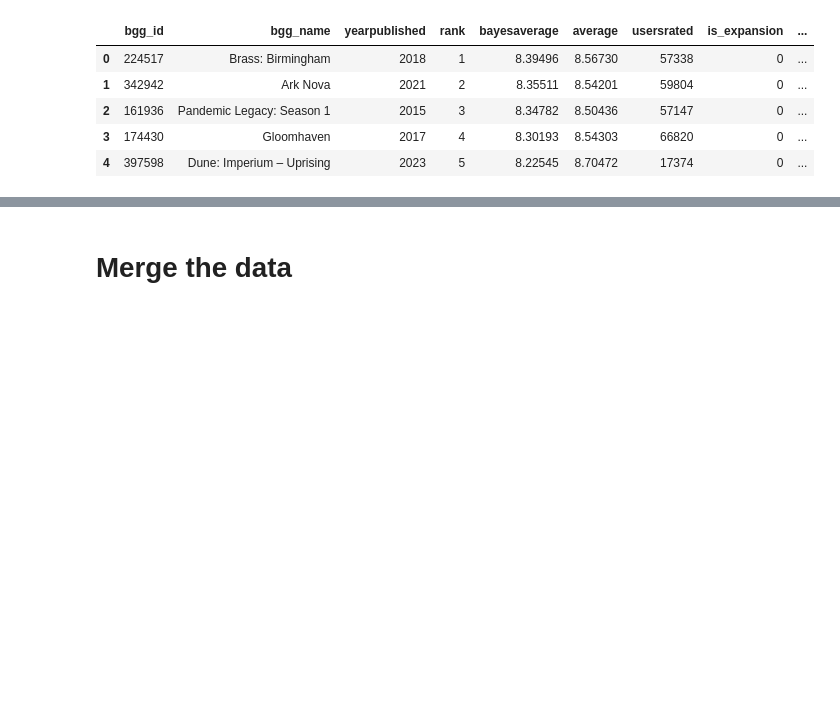
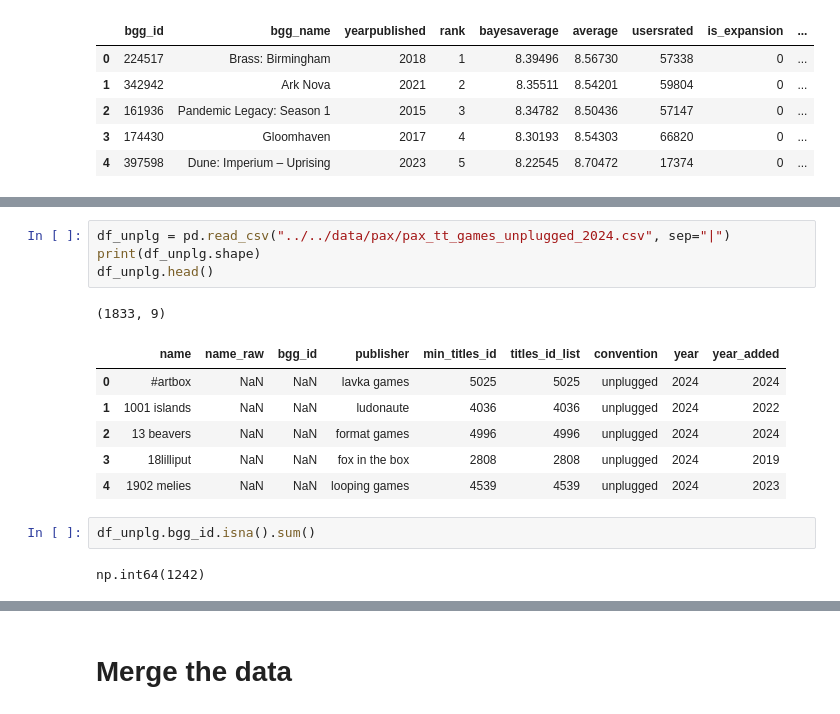
Before and after one commit to MichoelSnow/boardgame-library-recommender, a Jupyter notebook: data_pipeline/notebooks/clean_paxtt_data.ipynb, the cells around one changed output, grey strips where cells are left out. Drawn from its saved outputs; the diff is of its cells as text; blank space fills up the shorter version.

Commit message:
update clean_paxtt_data notebook outputs and execution metadata

```diff
--- a/data_pipeline/notebooks/clean_paxtt_data.ipynb
+++ b/data_pipeline/notebooks/clean_paxtt_data.ipynb
@@ -53,0 +54,16 @@ df_paxtt.head()
+# %%
+df_unplg = pd.read_csv("../../data/pax/pax_tt_games_unplugged_2024.csv", sep="|")
+print(df_unplg.shape)
+df_unplg.head()
+# %% [output]
+(1833, 9)
+|  | name | name_raw | bgg_id | publisher | min_titles_id | titles_id_list | convention | year | year_added |
+| 0 | #artbox | NaN | NaN | lavka games | 5025 | 5025 | unplugged | 2024 | 2024 |
+| 1 | 1001 islands | NaN | NaN | ludonaute | 4036 | 4036 | unplugged | 2024 | 2022 |
+| 2 | 13 beavers | NaN | NaN | format games | 4996 | 4996 | unplugged | 2024 | 2024 |
+| 3 | 18lilliput | NaN | NaN | fox in the box | 2808 | 2808 | unplugged | 2024 | 2019 |
+| 4 | 1902 melies | NaN | NaN | looping games | 4539 | 4539 | unplugged | 2024 | 2023 |
+# %%
+df_unplg.bgg_id.isna().sum()
+# %% [output]
+np.int64(1242)
```
Also changed, not shown: parts of 2 cells of this notebook.
